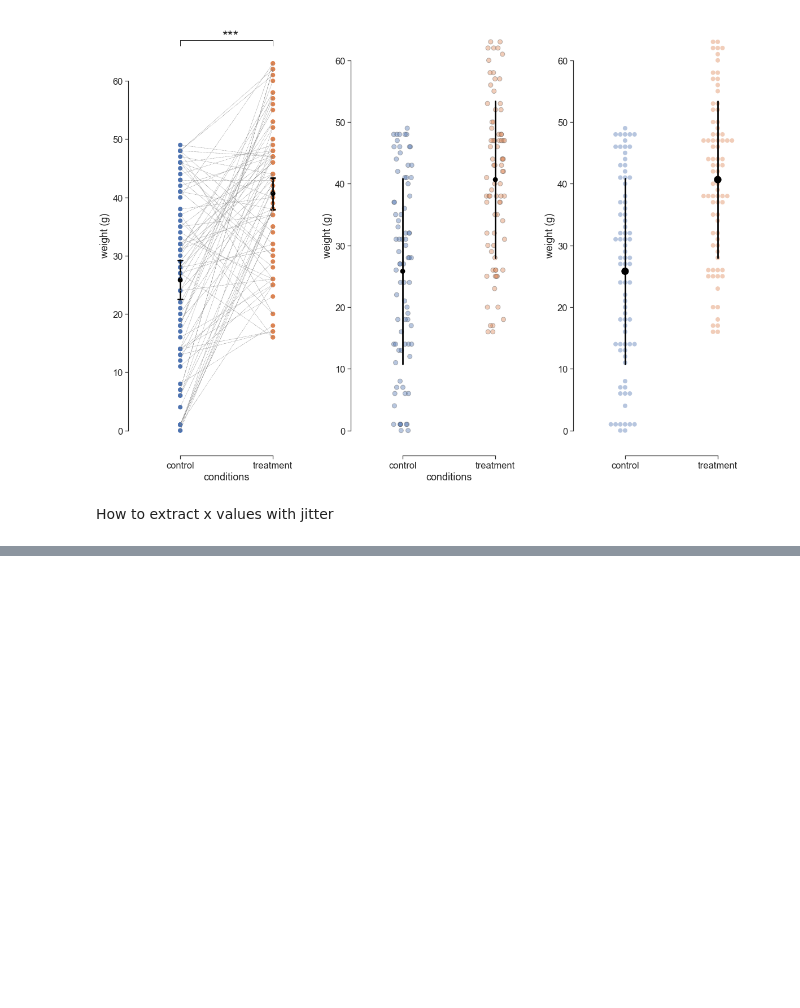
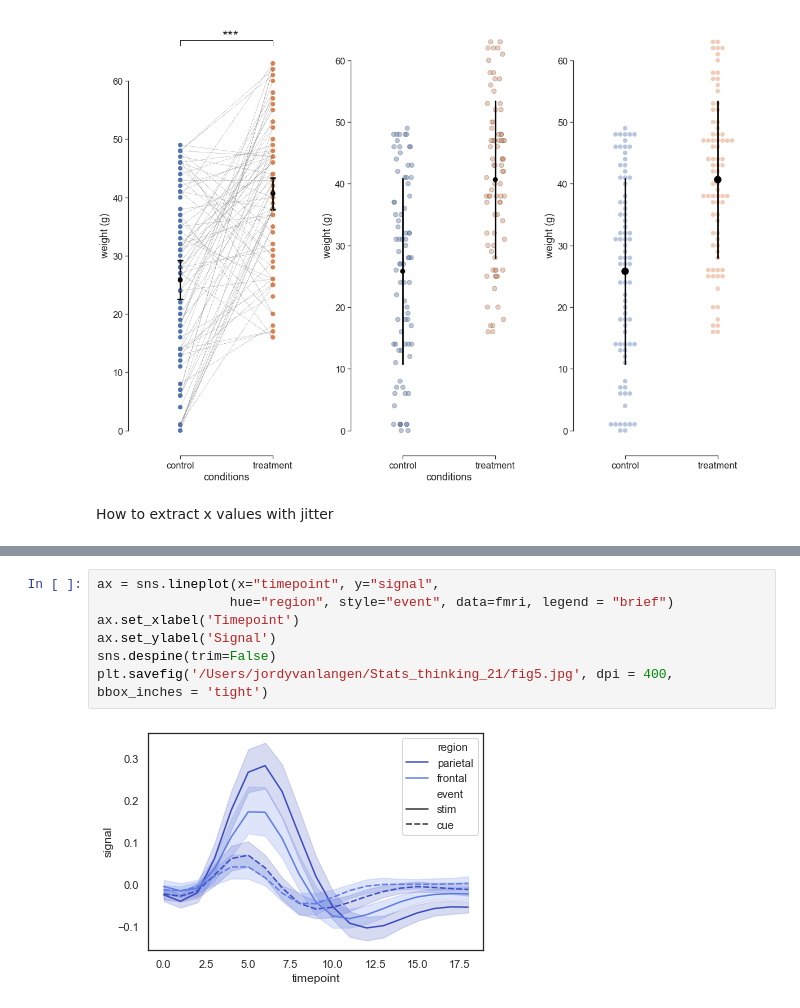
Before and after one commit to jorvlan/scripts, a Jupyter notebook: Python/Elaborate plotting in Python.ipynb, the cells around one changed output, grey strips where cells are left out. Drawn from its saved outputs; the diff is of its cells as text; blank space fills up the shorter version.

```diff
--- a/Python/Elaborate plotting in Python.ipynb
+++ b/Python/Elaborate plotting in Python.ipynb
@@ -348,0 +404,9 @@ extract jitter values
+# %%
+ax = sns.lineplot(x="timepoint", y="signal",
+                 hue="region", style="event", data=fmri, legend = "brief")
+ax.set_xlabel('Timepoint')
+ax.set_ylabel('Signal')
+sns.despine(trim=False)
+plt.savefig('/Users/jordyvanlangen/Stats_thinking_21/fig5.jpg', dpi = 400, bbox_inches = 'tight')
+# %% [output]
+[figure, added]
```
Also changed, not shown: parts of 10 cells of this notebook.
